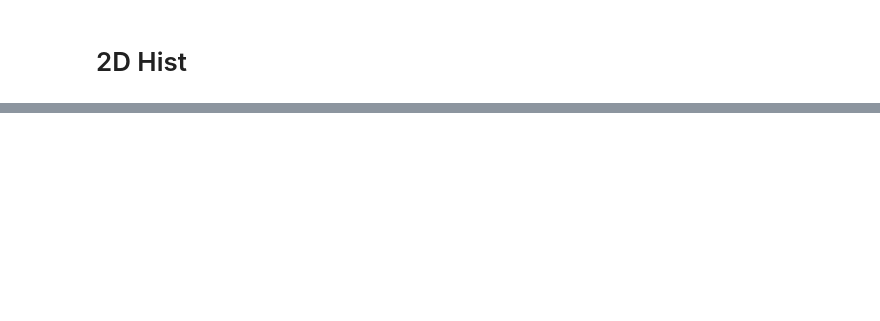
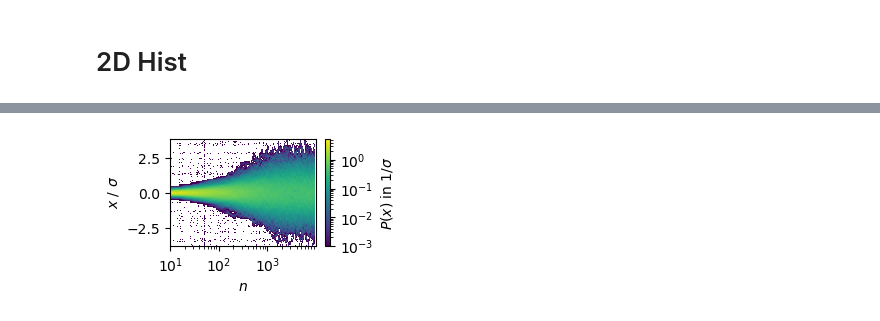
Before and after one commit to leoole100/fp2, a Jupyter notebook: 04 montecarlo/scripts/03 harmonic.ipynb, the cells around one changed output, grey strips where cells are left out. Drawn from its saved outputs; the diff is of its cells as text; code cells hidden in the pictures; blank space fills up the shorter version.

```diff
--- a/04 montecarlo/scripts/03 harmonic.ipynb
+++ b/04 montecarlo/scripts/03 harmonic.ipynb
@@ -182,0 +112,49 @@ import matplotlib as mpl
+# %%
+import matplotlib as mpl
+bins = np.arange(-1.2, 1.2+0.05, 0.02)
+times = range(1, x.shape[0])
+hist = np.array([np.histogram(i, bins, density=True)[0] for i in x])[1:, :]
+hist = hist*np.sqrt(1/10)
+bins = bins/np.sqrt(1/10)
+hist = reduce_dimension_by_sum(hist, 10)/10
+
+
+plt.figure(figsize=halfsize)
+plt.imshow(
+	hist.T,
+	aspect="auto",
+	origin="lower",
+	extent=[
+		0, x.shape[0],
+		bins.min(), bins.max()
+	],
+	# cmap="magma",
+	# vmin=0,
+	norm=mpl.colors.LogNorm(vmin=1e-3)
+	# norm=mpl.colors.PowerNorm(1/2)
+)
+plt.colorbar(label=r"$P(x)$ in $1/\sigma$")
+
+# c = plt.contour(
+# 	hist.T,
+# 	levels=[0, 1],
+# 	extent=[
+# 		1, x.shape[0],
+# 		bins.min(), bins.max()
+# 	],
+# 	colors="white",
+# 	linewidths=1,
+# 	alpha=.5
+# )
+# plt.clabel(c, inline=True, fontsize=6)
+
+plt.xscale("log")
+plt.xlim(10, np.max(times))
+plt.xlabel(r"$n$")
+plt.ylabel(r"$x$ / $\sigma$")
+
+plt.tight_layout()
+plt.savefig("../figures/03 histogram evolution.pdf")
+plt.show()
+# %% [output]
+[figure, added]
```
Also changed, not shown: parts of 8 cells of this notebook, 5 other files.
